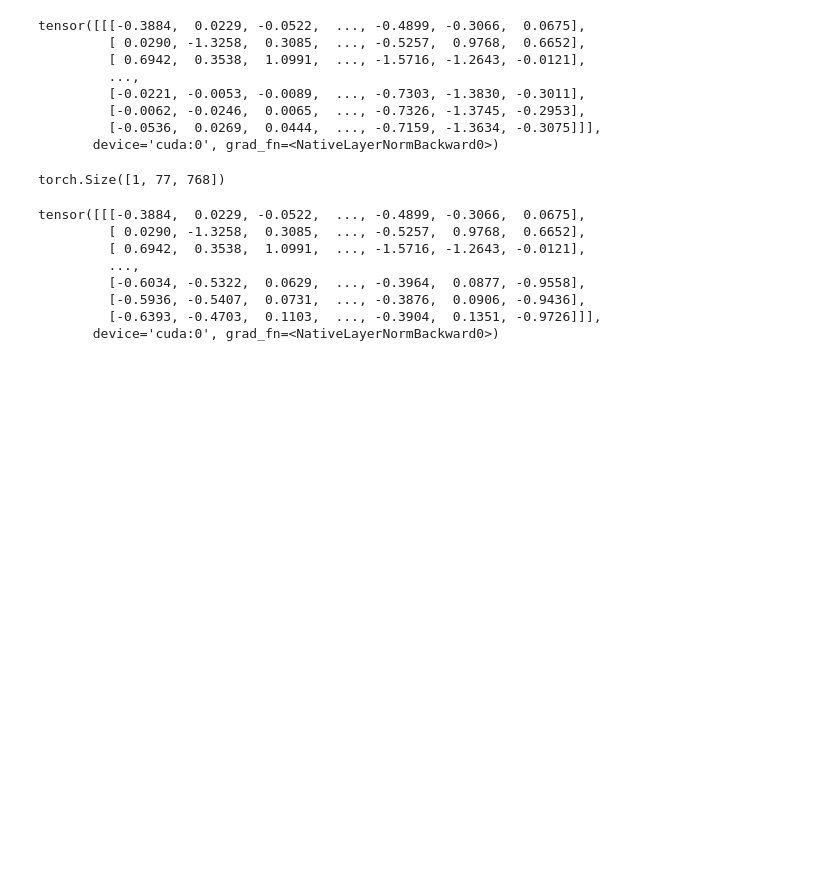
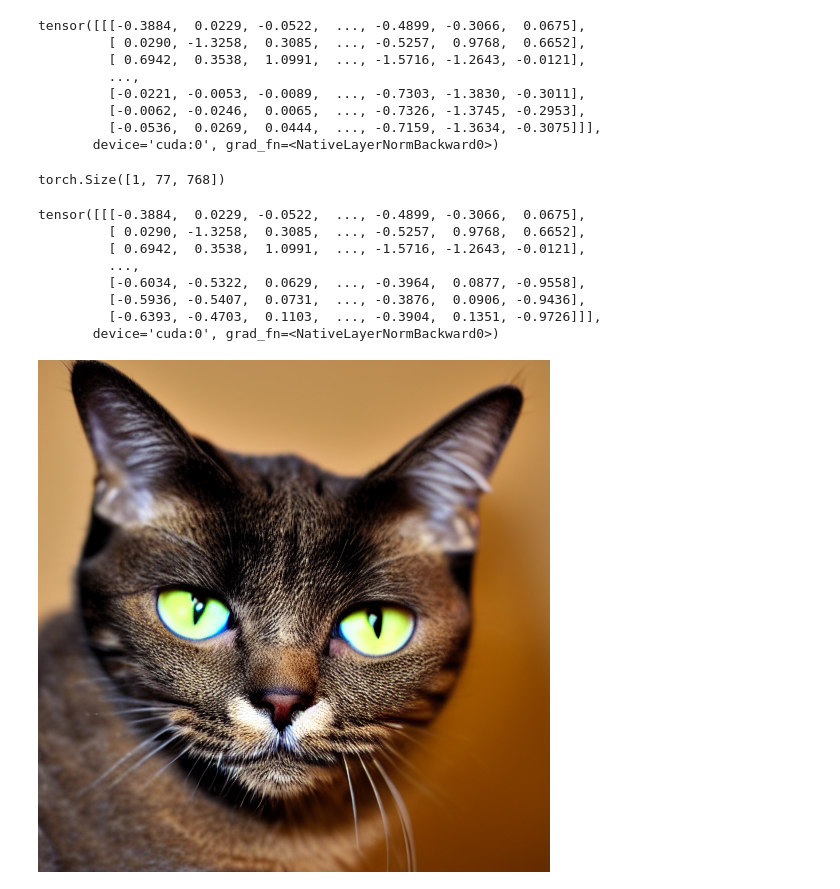
Before and after one commit to SamAdebisi/Stable_Diffusion, a Jupyter notebook: deep/deep_dive2.ipynb, the cells around one changed output. Saved outputs shown, nothing was run; the diff lists cells and outputs as text; code cells hidden in the pictures; blank space fills up the shorter version.

```diff
--- a/deep/deep_dive2.ipynb
+++ b/deep/deep_dive2.ipynb
@@ -685,3 +685,7 @@ def generate_with_embs(text_embeddings):
         latents = scheduler.step(noise_pred, t, latents).prev_sample
 
     return latents_to_pil(latents)[0]
+# %%
+generate_with_embs(modified_output_embeddings)
+# %% [output]
+[figure, added]
```
Also changed, not shown: parts of 1 cell of this notebook.
